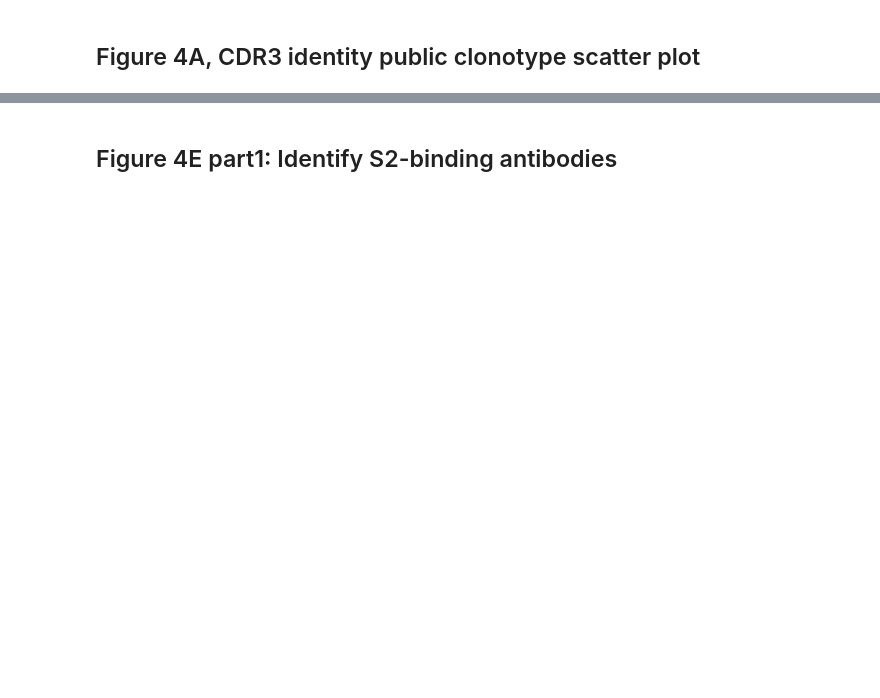
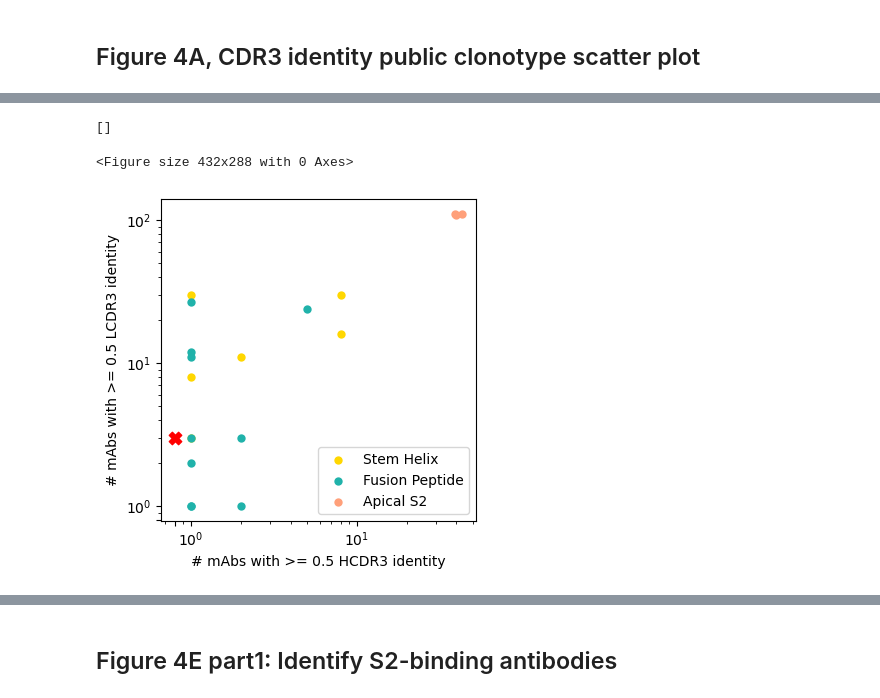
Before and after one commit to IGlab-VUMC/pan-betacov-S2-antibody, a Jupyter notebook: prep_paper_figures.ipynb, the cells around one changed output, grey strips where cells are left out. Cells and saved outputs as stored; diff of their text form; code cells hidden in the pictures; blank space fills up the shorter version.

```diff
--- a/prep_paper_figures.ipynb
+++ b/prep_paper_figures.ipynb
@@ -12,0 +127,19 @@
+# %%
+abs_to_screen_df = s2_mabs_df.copy()
+screen_against_df = covdf.copy()
+
+all_pts = []  # This is used for a supplemental figure
+all_blue_points = []  # This is used for aggregate plot
+for i, row in abs_to_screen_df.iterrows():
+
+    pts, num_h_blue, num_l_blue, df = hf.get_similar_seq_feature_pts(hv=row['V_CALL.H'], lv=row['V_CALL.L'],
+                                                             cdrh3=row['CDRH3'], cdrl3=row['CDRL3'],
+                                                             refdf=screen_against_df)
+
+    all_pts.append((row['MAB'], pts))
+    all_blue_points.append((row['MAB'], num_h_blue, num_l_blue, row['CATEGORY']))
+
+# Add ours in we calculated earlier
+all_blue_points = [("54043-5", our_num_h_blue, our_num_l_blue, "54043-5")] + all_blue_points
+
+all_blue_points  # Print out results
@@ -12,0 +167,48 @@
+# %%
+# Define mapping of colors to antibody groups
+color_dict = {"sh": "gold", "ours": "red", "fp": "lightseagreen", "s2p": "lightsalmon"}
+legend_dict = {"sh": "Stem Helix", "ours": "54043-5", "fp": "Fusion Peptide", "s2p": "Apical S2"}
+
+# Set up plot format
+plt.clf()
+plt.rcdefaults()
+
+fig, ax = plt.subplots()
+fig.set_size_inches((4, 4))
+
+plt.xlabel("# mAbs with >= 0.5 HCDR3 identity")
+plt.ylabel("# mAbs with >= 0.5 LCDR3 identity")
+
+# Do the actual plotting
+last_c = -1
+ours = True
+for ref_ab, num_h_blue, num_l_blue, c in all_blue_points:
+    # For a log axis this is necessary
+    if num_h_blue == 0:
+        num_h_blue = .8
+    if num_l_blue == 0:
+        num_l_blue = 0.8
+
+    if ours:  # Make our marker different and bigger
+        ours = False
+        ax.scatter(.8, 3, color=color_dict["ours"], marker="X", s=80)
+        continue
+
+    if c != last_c:  # Avoid duplicates on legend
+        ax.scatter(num_h_blue, num_l_blue, color=color_dict[c], label=legend_dict[c], marker="o", linewidth=0)
+    else:
+        ax.scatter(num_h_blue, num_l_blue, color=color_dict[c], marker="o", linewidth=0)
+
+    last_c = c
+
+plt.legend(loc='lower right')
+plt.xscale("log")
+plt.yscale("log")
+plt.tight_layout()
+plt.xticks([.8, 1, 10, 100])
+plt.yticks([.8, 1, 10, 100])
+plt.plot()
+# %% [output]
+[]
+<Figure size 432x288 with 0 Axes>
+[figure, added]
```
Also changed, not shown: parts of 26 cells of this notebook, 14 other files.
